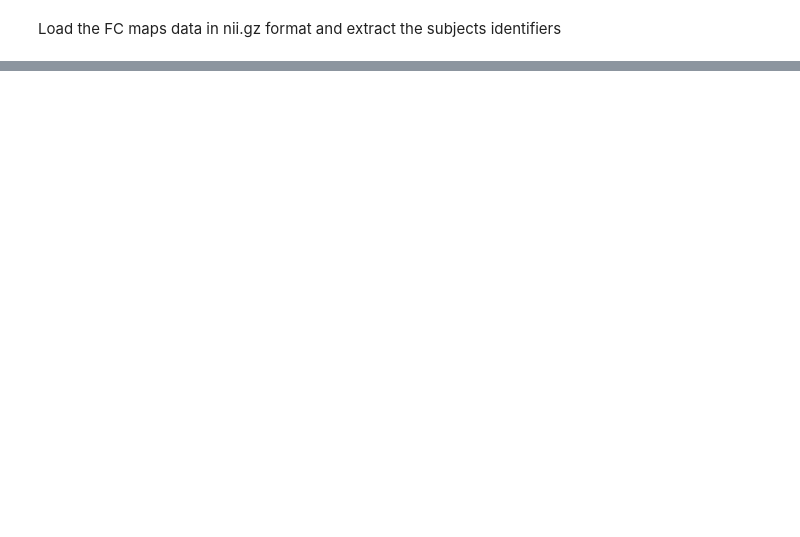
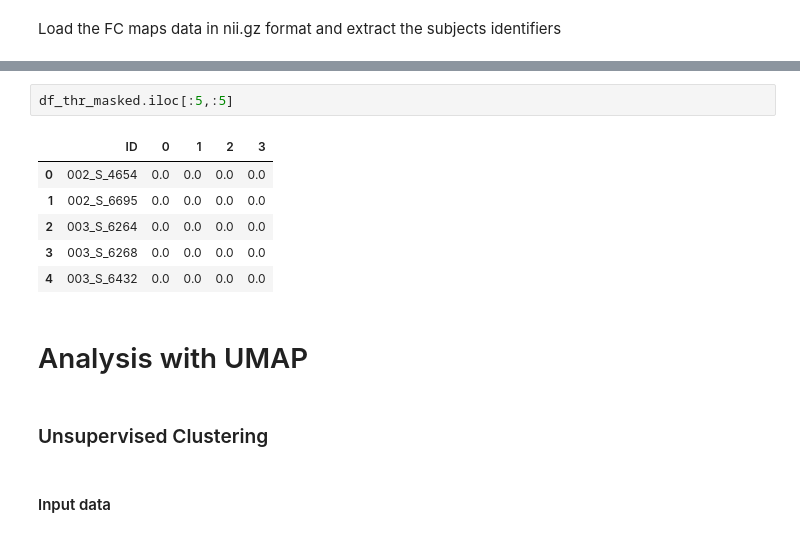
Before and after one commit to EmmaTosato/ANM_Verona, a Jupyter notebook: ANM_code.ipynb, the cells around one changed output, grey strips where cells are left out. Cells and saved outputs as stored; diff of their text form; blank space fills up the shorter version.

```diff
--- a/ANM_code.ipynb
+++ b/ANM_code.ipynb
@@ -72,0 +213,15 @@ df = df.mask(df < 0.2, 0)
+# %%
+df_thr_masked.iloc[:5,:5]
+# %% [output]
+|  | ID | 0 | 1 | 2 | 3 |
+| 0 | 002_S_4654 | 0.0 | 0.0 | 0.0 | 0.0 |
+| 1 | 002_S_6695 | 0.0 | 0.0 | 0.0 | 0.0 |
+| 2 | 003_S_6264 | 0.0 | 0.0 | 0.0 | 0.0 |
+| 3 | 003_S_6268 | 0.0 | 0.0 | 0.0 | 0.0 |
+| 4 | 003_S_6432 | 0.0 | 0.0 | 0.0 | 0.0 |
+# %% [markdown]
+# Analysis with UMAP
+# %% [markdown]
+### Unsupervised Clustering
+# %% [markdown]
+#### Input data
```
Also changed, not shown: parts of 58 cells of this notebook, 1 other file.
